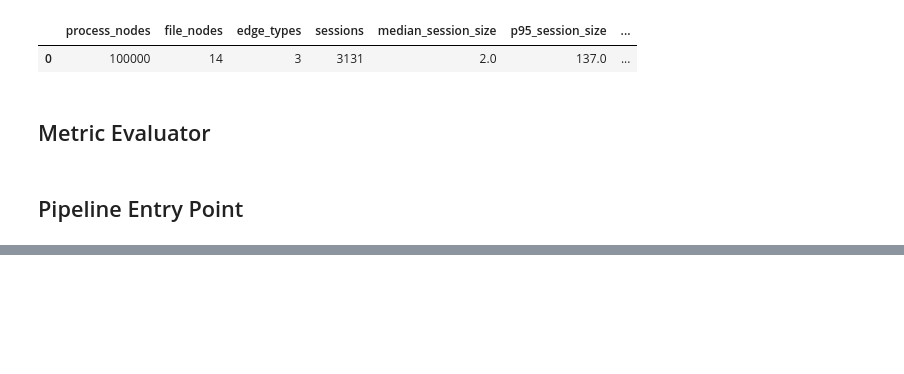
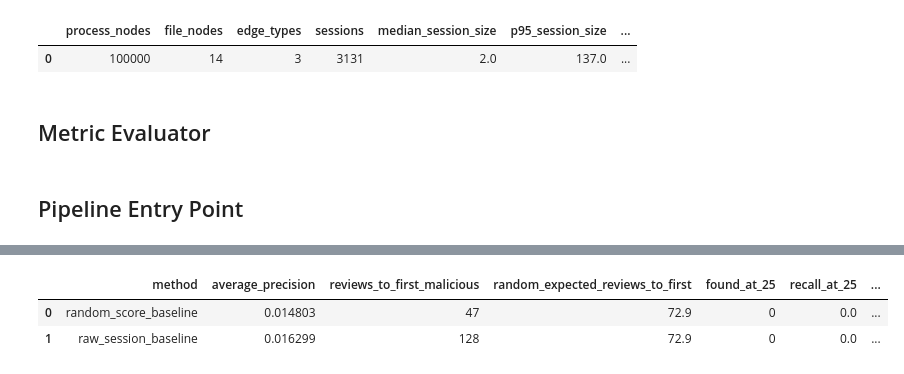
Before and after one commit to MekaelWasti/Cyber-Telemetry, a Jupyter notebook: Notebooks/Graph Triage Baseline v0.ipynb, the cells around one changed output, grey strips where cells are left out. Drawn from its saved outputs; the diff is of its cells as text; code cells hidden in the pictures; blank space fills up the shorter version.

```diff
--- a/Notebooks/Graph Triage Baseline v0.ipynb
+++ b/Notebooks/Graph Triage Baseline v0.ipynb
@@ -679,3 +805,9 @@ Name: raw_session_stats_knn, dtype: float64
 1457 rows × 1 columns
 |  | diagnostic | k | n_sessions | n_malicious_sessions | base_malicious_rate_excluding_self | malicious_neighbor_purity_at_k | ... |
 | 0 | malicious_neighbor_purity_at_k | 15 | 1457 | 19 | 0.012363 | 0.207018 | ... |
+# %%
+results['metric_summary']
+# %% [output]
+|  | method | average_precision | reviews_to_first_malicious | random_expected_reviews_to_first | found_at_25 | recall_at_25 | ... |
+| 0 | random_score_baseline | 0.014803 | 47 | 72.9 | 0 | 0.0 | ... |
+| 1 | raw_session_baseline | 0.016299 | 128 | 72.9 | 0 | 0.0 | ... |
```
Also changed, not shown: parts of 5 cells of this notebook.
